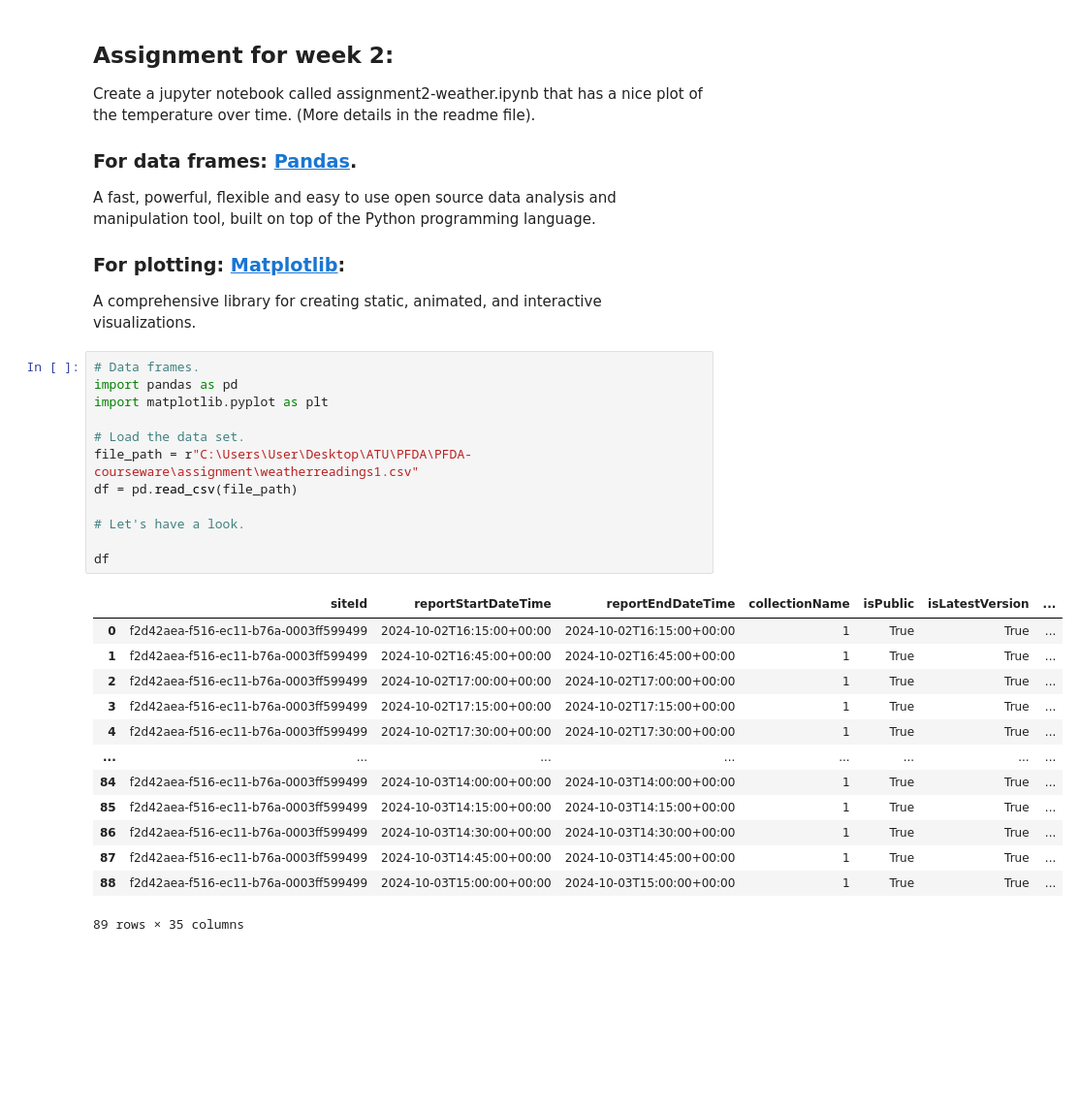
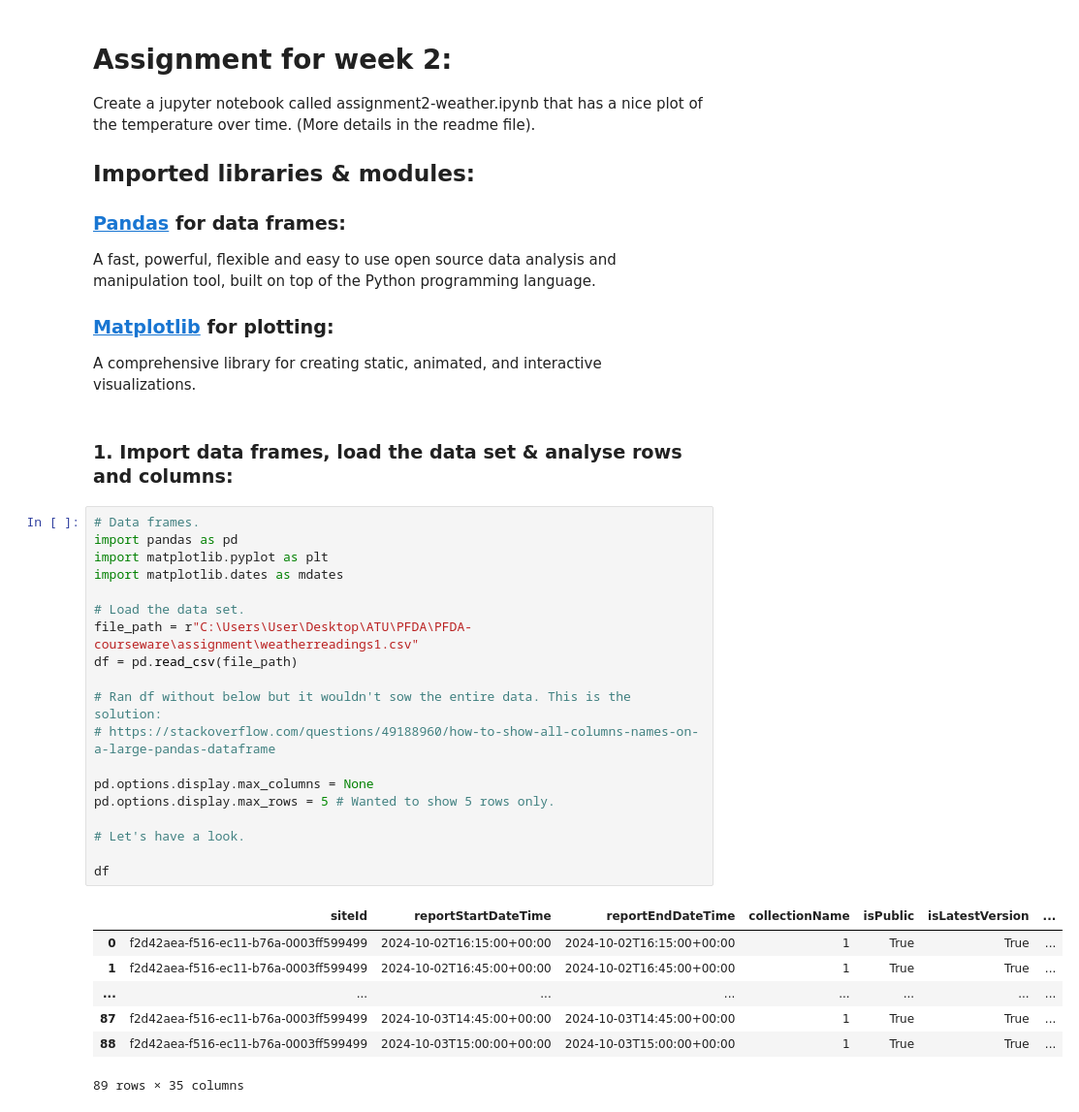
Before and after one commit to MattiDoubleU/PFDA, a Jupyter notebook: Assignments/assignment2-weather.ipynb, the cells around one changed output. Shown at 97% size. Cells and saved outputs as stored; diff of their text form; blank space fills up the shorter version.

Commit message:
Finishing assignment week 2.

```diff
--- a/Assignments/assignment2-weather.ipynb
+++ b/Assignments/assignment2-weather.ipynb
@@ -1,36 +1,41 @@
 # %% [markdown]
-## Assignment for week 2:
+# Assignment for week 2:
 
 Create a jupyter notebook called assignment2-weather.ipynb that has a nice plot of the temperature over time.
 (More details in the readme file).
 
-### For data frames: [Pandas](https://pandas.pydata.org/).
+## Imported libraries & modules:
+
+### [Pandas](https://pandas.pydata.org/) for data frames:
 A fast, powerful, flexible and easy to use open source data analysis and manipulation tool, built on top of the Python programming language.
-### For plotting: [Matplotlib](https://matplotlib.org/stable/):
+### [Matplotlib](https://matplotlib.org/stable/) for plotting:
 A comprehensive library for creating static, animated, and interactive visualizations.
+# %% [markdown]
+### 1. Import data frames, load the data set & analyse rows and columns:
 # %%
 # Data frames.
 import pandas as pd
 import matplotlib.pyplot as plt
+import matplotlib.dates as mdates
 
 # Load the data set.
 file_path = r"C:\Users\User\Desktop\ATU\PFDA\PFDA-courseware\assignment\weatherreadings1.csv"
 df = pd.read_csv(file_path)
 
+# Ran df without below but it wouldn't sow the entire data. This is the solution:
+# https://stackoverflow.com/questions/49188960/how-to-show-all-columns-names-on-a-large-pandas-dataframe
+
+pd.options.display.max_columns = None
+pd.options.display.max_rows = 5 # Wanted to show 5 rows only.
+
 # Let's have a look.
 
 df
 # %% [output]
 |  | siteId | reportStartDateTime | reportEndDateTime | collectionName | isPublic | isLatestVersion | ... |
 | 0 | f2d42aea-f516-ec11-b76a-0003ff599499 | 2024-10-02T16:15:00+00:00 | 2024-10-02T16:15:00+00:00 | 1 | True | True | ... |
 | 1 | f2d42aea-f516-ec11-b76a-0003ff599499 | 2024-10-02T16:45:00+00:00 | 2024-10-02T16:45:00+00:00 | 1 | True | True | ... |
-| 2 | f2d42aea-f516-ec11-b76a-0003ff599499 | 2024-10-02T17:00:00+00:00 | 2024-10-02T17:00:00+00:00 | 1 | True | True | ... |
-| 3 | f2d42aea-f516-ec11-b76a-0003ff599499 | 2024-10-02T17:15:00+00:00 | 2024-10-02T17:15:00+00:00 | 1 | True | True | ... |
-| 4 | f2d42aea-f516-ec11-b76a-0003ff599499 | 2024-10-02T17:30:00+00:00 | 2024-10-02T17:30:00+00:00 | 1 | True | True | ... |
 | ... | ... | ... | ... | ... | ... | ... | ... |
-| 84 | f2d42aea-f516-ec11-b76a-0003ff599499 | 2024-10-03T14:00:00+00:00 | 2024-10-03T14:00:00+00:00 | 1 | True | True | ... |
-| 85 | f2d42aea-f516-ec11-b76a-0003ff599499 | 2024-10-03T14:15:00+00:00 | 2024-10-03T14:15:00+00:00 | 1 | True | True | ... |
-| 86 | f2d42aea-f516-ec11-b76a-0003ff599499 | 2024-10-03T14:30:00+00:00 | 2024-10-03T14:30:00+00:00 | 1 | True | True | ... |
 | 87 | f2d42aea-f516-ec11-b76a-0003ff599499 | 2024-10-03T14:45:00+00:00 | 2024-10-03T14:45:00+00:00 | 1 | True | True | ... |
 | 88 | f2d42aea-f516-ec11-b76a-0003ff599499 | 2024-10-03T15:00:00+00:00 | 2024-10-03T15:00:00+00:00 | 1 | True | True | ... |
 89 rows × 35 columns
```
Also changed, not shown: parts of 2 cells of this notebook.
